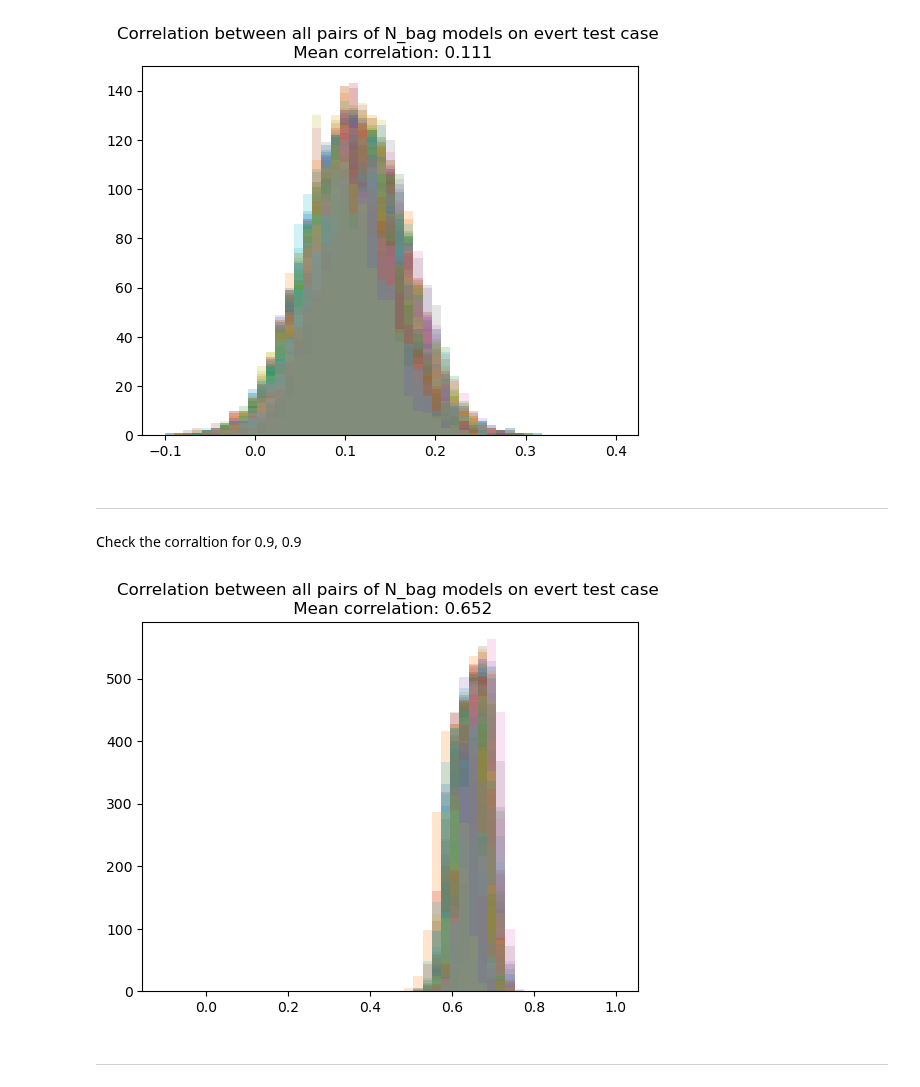
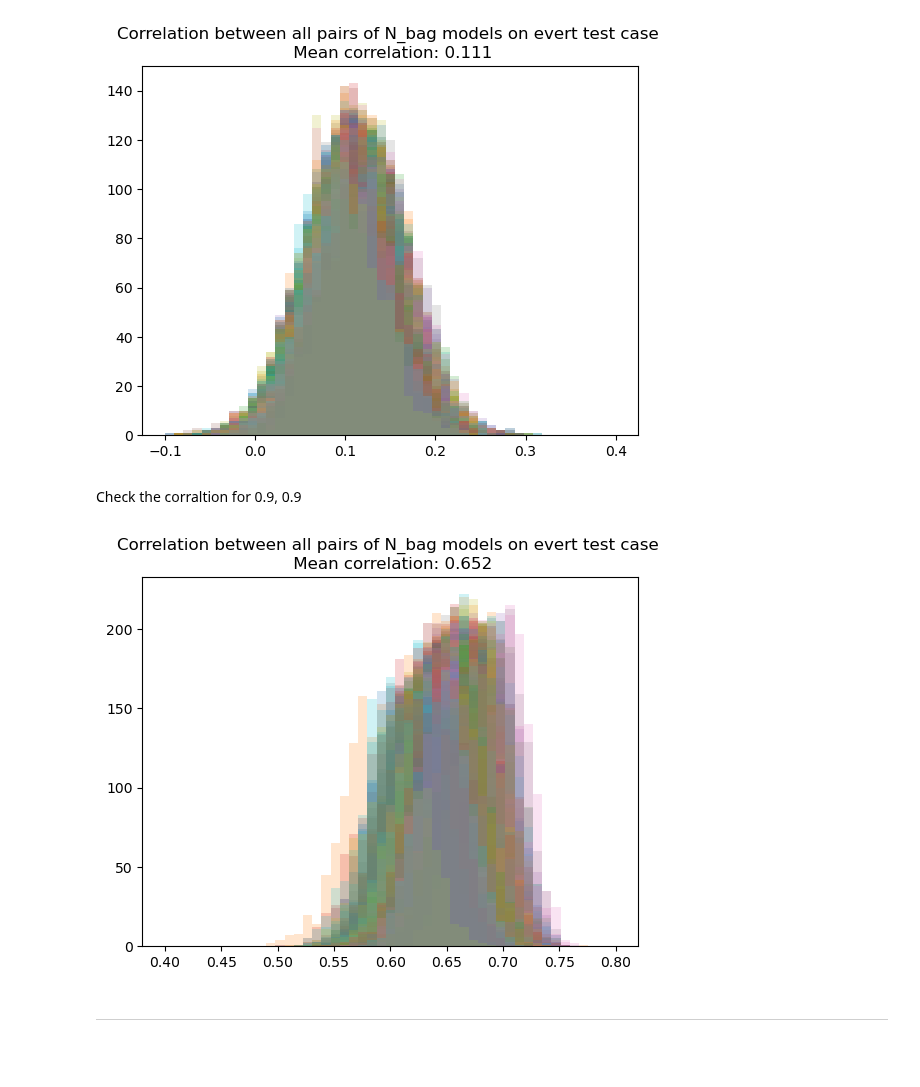
Before and after one commit to sleepysunny311/Projection_Pursuit_Summer, a Jupyter notebook: task11/test_sty.ipynb, the cells around one changed output. Drawn from its saved outputs; the diff is of its cells as text; code cells hidden in the pictures; blank space fills up the shorter version.

Commit message:
small changes to the graph

```diff
--- a/task11/test_sty.ipynb
+++ b/task11/test_sty.ipynb
@@ -395,7 +395,6 @@ plt.show()
 # %% [output]
 [figure]
 # %% [markdown]
----------------
 Check the corraltion for 0.9, 0.9
 # %%
 test_num = 500
@@ -439,20 +438,20 @@ for i in range(len(y_pred_bag_multitiral_lst)):
 
 d3 = np.stack(stack_lst)
 # %%
-bins = np.linspace(-0.1, 1, 50)
+bins = np.linspace(0.4, 0.8, 50)
 all_corr = []
 
 for i in range(d3.shape[1]):
     slice_tmp = d3[:, i, :]
     corr = np.corrcoef(slice_tmp, rowvar=False)
     upper_corr = corr[np.triu_indices(corr.shape[0], k=1)]
     all_corr.extend(upper_corr)
     plt.hist(upper_corr, bins=bins, alpha=0.2, label='test case {}'.format(i))
 mean_corr = np.mean(all_corr)
 plt.title('Correlation between all pairs of N_bag models on evert test case \n Mean correlation: {:.3f}'.format(mean_corr))
 plt.show()
 # %% [output]
-[figure, old version]
+[figure, new version]
 # %% [markdown]
 -----------------------
 # %% [markdown]
```
